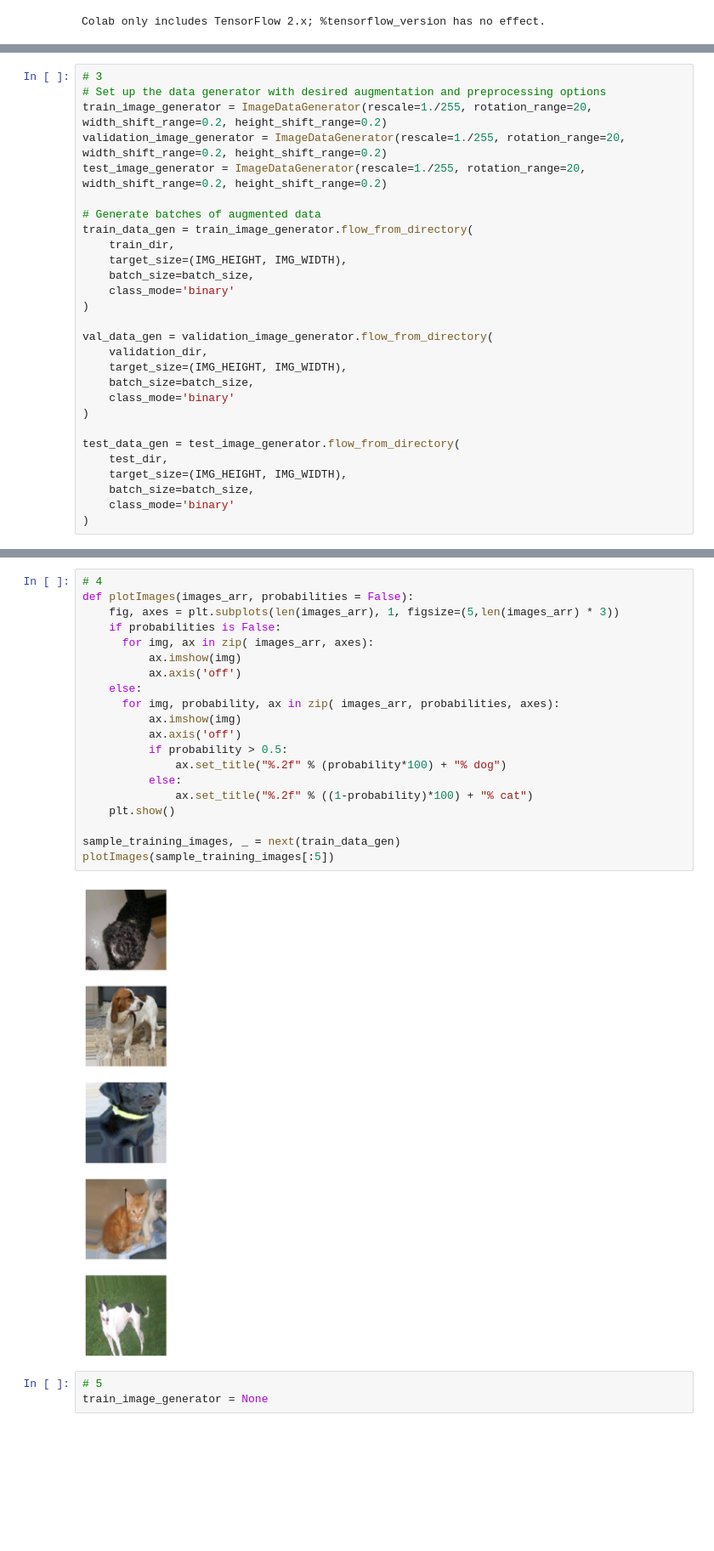
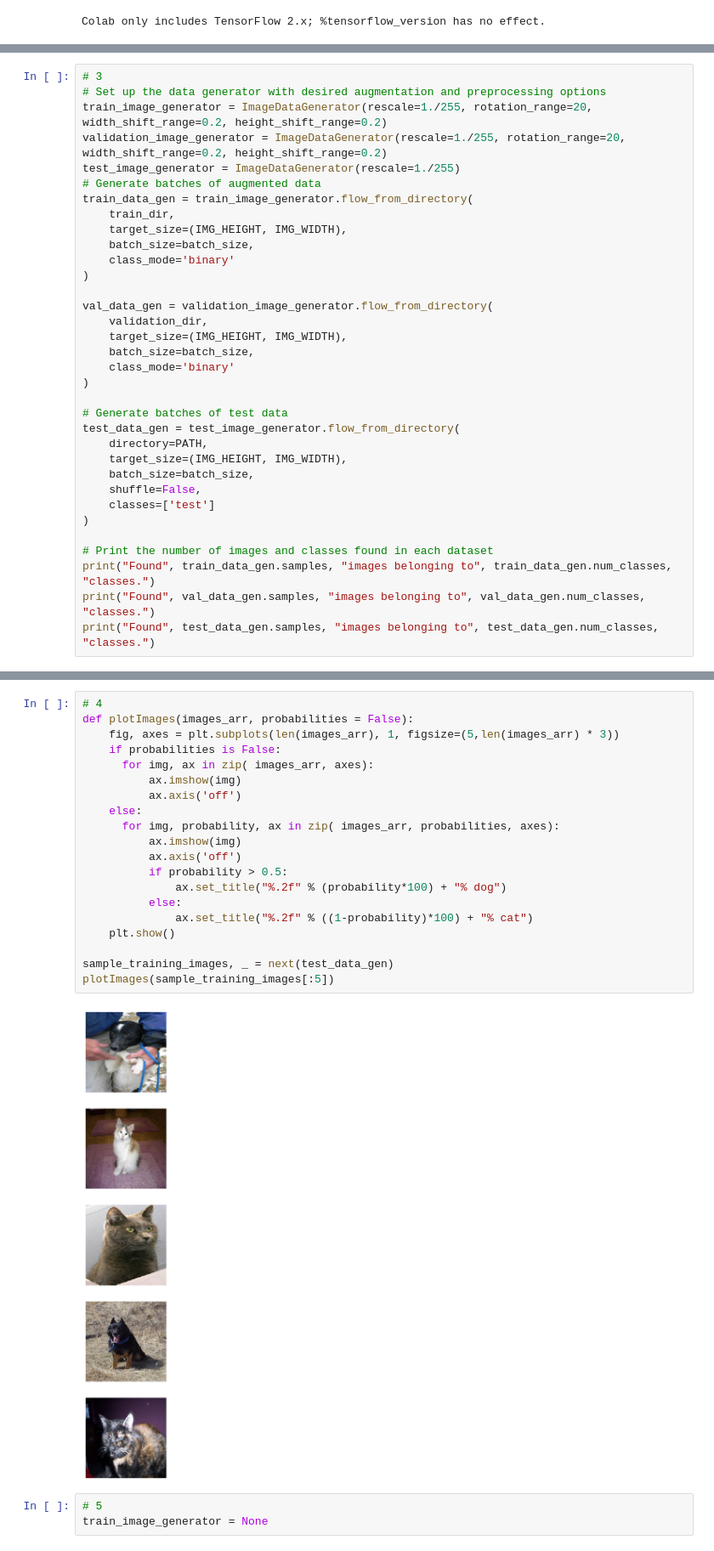
Before and after one commit to SohaibAShah/FCC_ML_Python, a Jupyter notebook: cat_dog_Classifier.ipynb, the cells around one changed output, grey strips where cells are left out. Shown at 85% size. Drawn from its saved outputs; the diff is of its cells as text; blank space fills up the shorter version.

```diff
--- a/cat_dog_Classifier.ipynb
+++ b/cat_dog_Classifier.ipynb
@@ -63,8 +63,7 @@ Streaming output truncated to the last 5000 lines.
 # Set up the data generator with desired augmentation and preprocessing options
 train_image_generator = ImageDataGenerator(rescale=1./255, rotation_range=20, width_shift_range=0.2, height_shift_range=0.2)
 validation_image_generator = ImageDataGenerator(rescale=1./255, rotation_range=20, width_shift_range=0.2, height_shift_range=0.2)
-test_image_generator = ImageDataGenerator(rescale=1./255, rotation_range=20, width_shift_range=0.2, height_shift_range=0.2)
-
+test_image_generator = ImageDataGenerator(rescale=1./255)
 # Generate batches of augmented data
 train_data_gen = train_image_generator.flow_from_directory(
     train_dir,
@@ -80,12 +79,19 @@ val_data_gen = validation_image_generator.flow_from_directory(
     class_mode='binary'
 )
 
+# Generate batches of test data
 test_data_gen = test_image_generator.flow_from_directory(
-    test_dir,
+    directory=PATH,
     target_size=(IMG_HEIGHT, IMG_WIDTH),
     batch_size=batch_size,
-    class_mode='binary'
+    shuffle=False,
+    classes=['test']
 )
+
+# Print the number of images and classes found in each dataset
+print("Found", train_data_gen.samples, "images belonging to", train_data_gen.num_classes, "classes.")
+print("Found", val_data_gen.samples, "images belonging to", val_data_gen.num_classes, "classes.")
+print("Found", test_data_gen.samples, "images belonging to", test_data_gen.num_classes, "classes.")
 # %% [output]
 Found 2000 images belonging to 2 classes.
 Found 1000 images belonging to 2 classes.
@@ -93,25 +102,25 @@ Found 0 images belonging to 0 classes.
 # %%
 # 4
 def plotImages(images_arr, probabilities = False):
     fig, axes = plt.subplots(len(images_arr), 1, figsize=(5,len(images_arr) * 3))
     if probabilities is False:
       for img, ax in zip( images_arr, axes):
           ax.imshow(img)
           ax.axis('off')
     else:
       for img, probability, ax in zip( images_arr, probabilities, axes):
           ax.imshow(img)
           ax.axis('off')
           if probability > 0.5:
               ax.set_title("%.2f" % (probability*100) + "% dog")
           else:
               ax.set_title("%.2f" % ((1-probability)*100) + "% cat")
     plt.show()
 
-sample_training_images, _ = next(train_data_gen)
+sample_training_images, _ = next(test_data_gen)
 plotImages(sample_training_images[:5])
 # %% [output]
-[figure, old version]
+[figure, new version]
 # %%
 # 5
 train_image_generator = None
```
Also changed, not shown: parts of 2 cells of this notebook.
